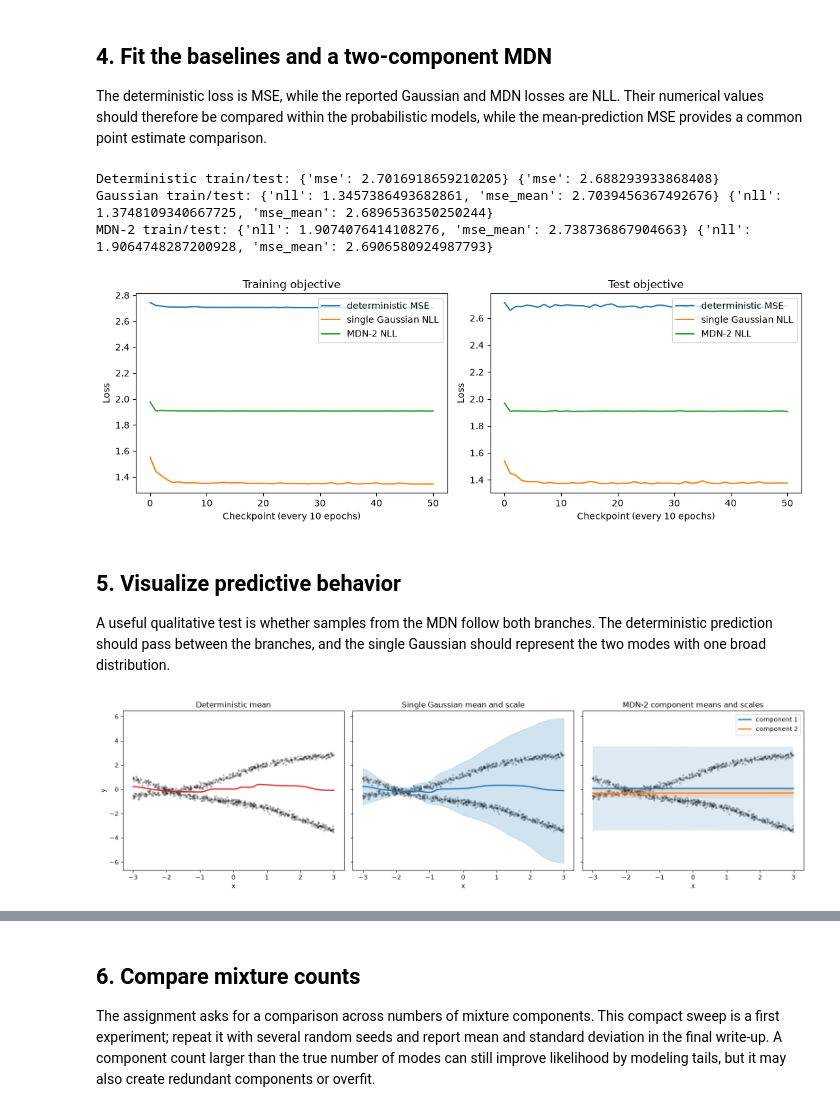
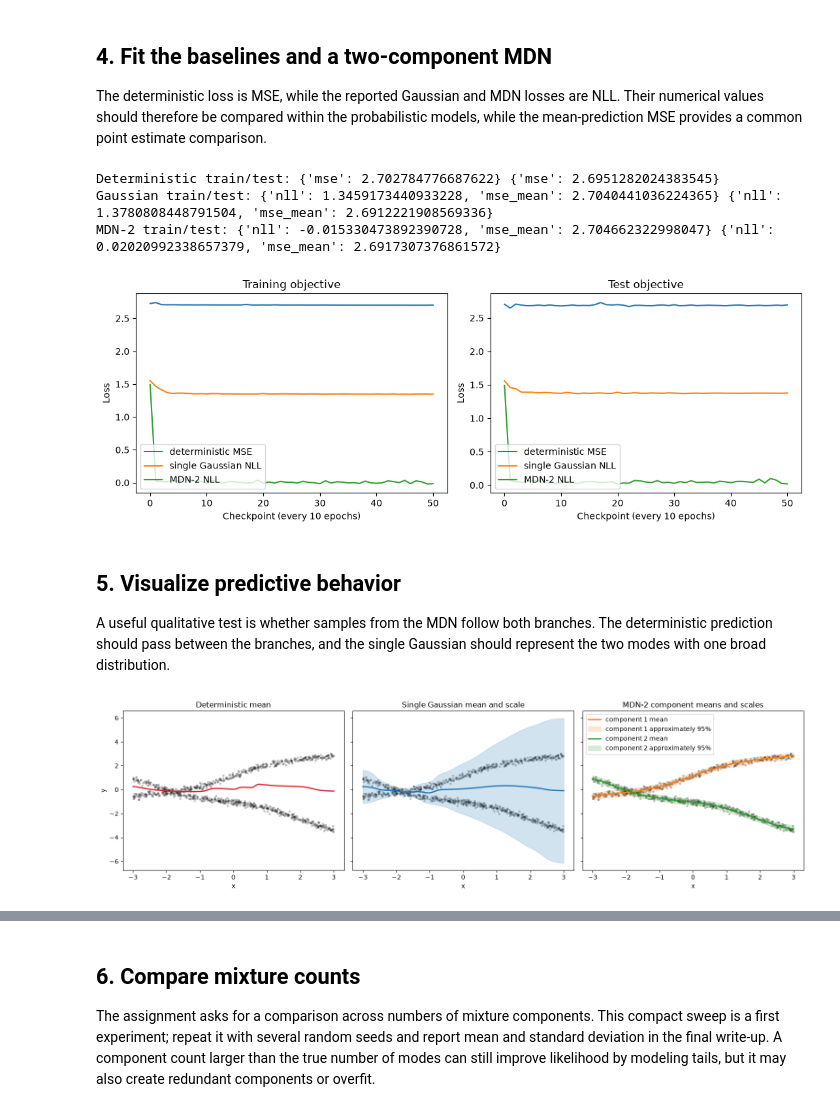
Before and after one commit to jvtricking/CS6956-MDN, a Jupyter notebook: mdn_2d_starter.ipynb, the cells around one changed output, grey strips where cells are left out. Cells and saved outputs as stored; diff of their text form; code cells hidden in the pictures.

Commit message:
MDN bug fixed and plot is looking good.

```diff
--- a/mdn_2d_starter.ipynb
+++ b/mdn_2d_starter.ipynb
@@ -126,7 +126,7 @@ def gaussian_log_prob(mean, scale, y):
 
 def mdn_log_prob(logits, means, scales, y):
     # Compute each component's log probability for the observed target values.
-    component_log_probs = Normal(means, scales).log_prob(y.unsqueeze(-1))
+    component_log_probs = Normal(means, scales).log_prob(y)
     # Combine weighted component probabilities stably in log space.
     return torch.logsumexp(
         torch.log_softmax(logits, dim=-1) + component_log_probs, dim=-1
@@ -209,9 +209,9 @@ print('Deterministic train/test:', evaluate(deterministic, 'deterministic', x_tr
 print('Gaussian train/test:', evaluate(gaussian, 'gaussian', x_train, y_train), evaluate(gaussian, 'gaussian', x_test, y_test))
 print('MDN-2 train/test:', evaluate(mdn2, 'mdn', x_train, y_train), evaluate(mdn2, 'mdn', x_test, y_test))
 # %% [output]
-Deterministic train/test: {'mse': 2.7016918659210205} {'mse': 2.688293933868408}
-Gaussian train/test: {'nll': 1.3457386493682861, 'mse_mean': 2.7039456367492676} {'nll': 1.3748109340667725, 'mse_mean': 2.6896536350250244}
-MDN-2 train/test: {'nll': 1.9074076414108276, 'mse_mean': 2.738736867904663} {'nll': 1.9064748287200928, 'mse_mean': 2.6906580924987793}
+Deterministic train/test: {'mse': 2.702784776687622} {'mse': 2.6951282024383545}
+Gaussian train/test: {'nll': 1.3459173440933228, 'mse_mean': 2.7040441036224365} {'nll': 1.3780808448791504, 'mse_mean': 2.6912221908569336}
+MDN-2 train/test: {'nll': -0.015330473892390728, 'mse_mean': 2.704662322998047} {'nll': 0.02020992338657379, 'mse_mean': 2.6917307376861572}
 # %%
 def plot_training_histories(histories):
     fig, axes = plt.subplots(1, 2, figsize=(11, 4))
@@ -234,13 +234,12 @@ plot_training_histories({
     'MDN-2 NLL': mdn2_history,
 })
 # %% [output]
-[figure, old version]
+[figure, new version]
 # %% [markdown]
 ## 5. Visualize predictive behavior
 
 A useful qualitative test is whether samples from the MDN follow both branches. The deterministic prediction should pass between the branches, and the single Gaussian should represent the two modes with one broad distribution.
 # %%
-# Evaluate all models on a common grid of input values.
 x_grid = torch.linspace(-3, 3, 180).reshape(-1, 1).to(DEVICE)
 with torch.no_grad():
     deterministic_mean = deterministic(x_grid).cpu()
@@ -249,37 +248,48 @@ with torch.no_grad():
     mdn_logits, mdn_means, mdn_scales = mdn2(x_grid)
     mdn_weights = torch.softmax(mdn_logits, -1).cpu()
     mdn_means, mdn_scales = mdn_means.cpu(), mdn_scales.cpu()
 
 fig, axes = plt.subplots(1, 3, figsize=(16, 4.5), sharex=True, sharey=True)
 for axis in axes:
     axis.scatter(x_test[:, 0], y_test[:, 0], s=7, alpha=0.18, color='black')
 axes[0].plot(x_grid.cpu(), deterministic_mean, color='tab:red', linewidth=2)
 axes[0].set_title('Deterministic mean')
 axes[1].plot(x_grid.cpu(), gaussian_mean, color='tab:blue', linewidth=2)
 axes[1].fill_between(
     x_grid[:, 0].cpu(),
     (gaussian_mean - 2 * gaussian_scale)[:, 0],
     (gaussian_mean + 2 * gaussian_scale)[:, 0],
     color='tab:blue', alpha=0.2, label='approximately 95%'
 )
 axes[1].set_title('Single Gaussian mean and scale')
-for component in range(2):
-    axes[2].plot(x_grid.cpu(), mdn_means[:, component], linewidth=2, label=f'component {component + 1}')
+
+# Show each MDN component like the single-Gaussian panel: mean plus approximately 95% spread.
+component_colors = ['tab:orange', 'tab:green']
+for component, color in enumerate(component_colors):
+    axes[2].plot(
+        x_grid[:, 0].cpu(),
+        mdn_means[:, component],
+        color=color,
+        linewidth=2,
+        label=f'component {component + 1} mean'
+    )
     axes[2].fill_between(
         x_grid[:, 0].cpu(),
         (mdn_means[:, component] - 2 * mdn_scales[:, component]).cpu(),
         (mdn_means[:, component] + 2 * mdn_scales[:, component]).cpu(),
-        alpha=0.15
+        color=color,
+        alpha=0.18,
+        label=f'component {component + 1} approximately 95%'
     )
 axes[2].set_title('MDN-2 component means and scales')
 axes[2].legend()
 for axis in axes:
     axis.set_xlabel('x')
 axes[0].set_ylabel('y')
 plt.tight_layout()
 plt.show()
 # %% [output]
-[figure, old version]
+[figure, new version]
 # %%
 sample_count = 1600
 x_sample = torch.linspace(-3, 3, 80).reshape(-1, 1).to(DEVICE)
```
Also changed, not shown: parts of 1 cell of this notebook.
